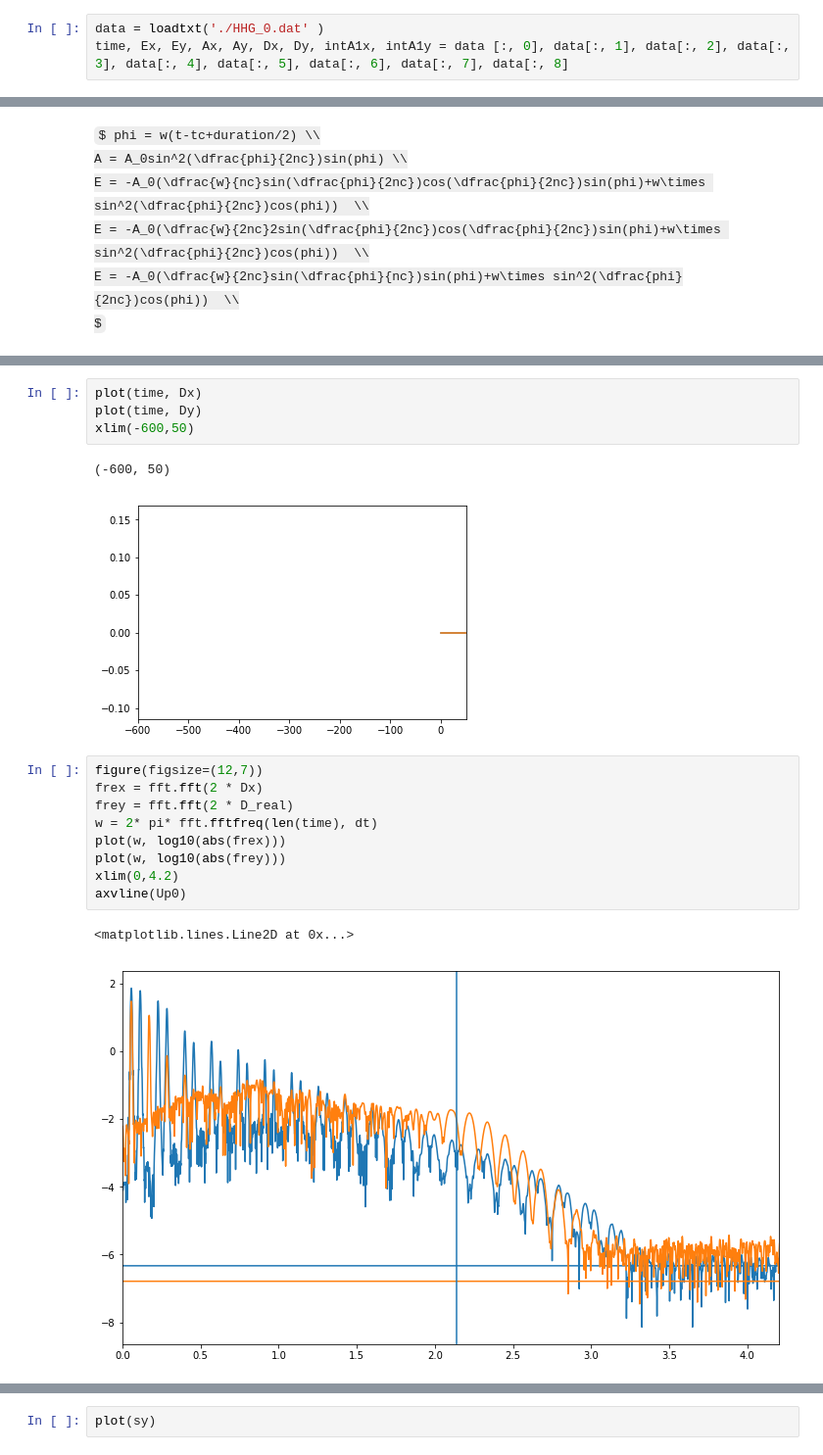
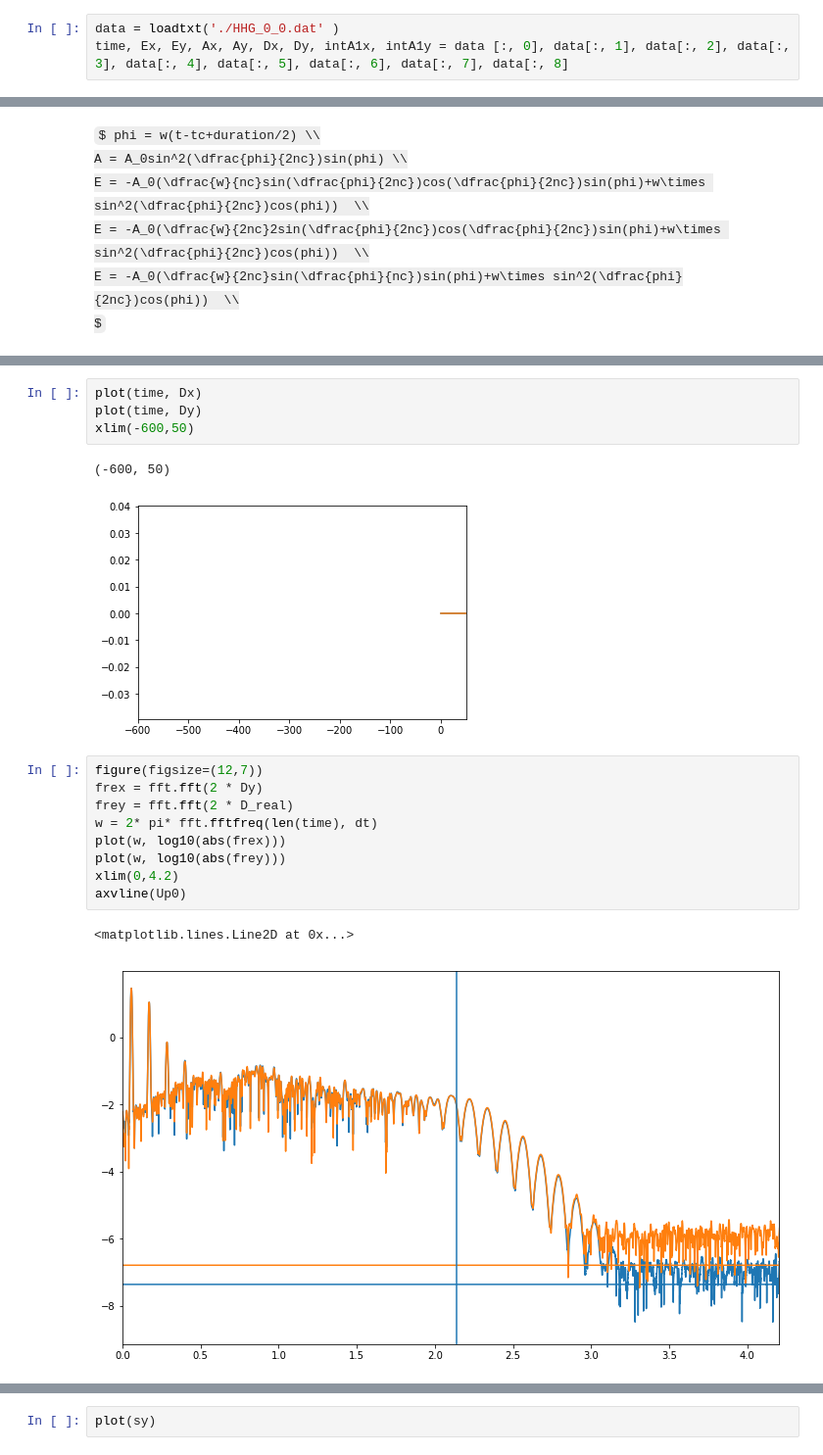
Before and after one commit to hetao2018/Models, a Jupyter notebook: SFA_cb/Plot-Copy1.ipynb, the cells around one changed output, grey strips where cells are left out. Shown: that part at 98% size. Drawn from its saved outputs; the diff is of its cells as text; some formulas as TeX source.

```diff
--- a/SFA_cb/Plot-Copy1.ipynb
+++ b/SFA_cb/Plot-Copy1.ipynb
@@ -17,7 +19,7 @@ Up0
 # %% [output]
 2.1410957217605415
 # %%
-data = loadtxt('./HHG_0.dat' )
+data = loadtxt('./HHG_0_0.dat' )
 time, Ex, Ey, Ax, Ay, Dx, Dy, intA1x, intA1y = data [:, 0], data[:, 1], data[:, 2], data[:, 3], data[:, 4], data[:, 5], data[:, 6], data[:, 7], data[:, 8]
 # %%
 data1 = loadtxt('../HHG_LBY/sfa-mono/data.dat')
@@ -57,19 +59,19 @@ plot(time, Dy)
 xlim(-600,50)
 # %% [output]
 (-600, 50)
-[figure, old version]
+[figure, new version]
 # %%
 figure(figsize=(12,7))
-frex = fft.fft(2 * Dx)
+frex = fft.fft(2 * Dy)
 frey = fft.fft(2 * D_real)
 w = 2* pi* fft.fftfreq(len(time), dt)
 plot(w, log10(abs(frex)))
 plot(w, log10(abs(frey)))
 xlim(0,4.2)
 axvline(Up0)
 # %% [output]
 <matplotlib.lines.Line2D at 0x...>
-[figure, old version]
+[figure, new version]
 # %%
 mul=16*Dx.size
 Dx_ext = np.pad(Dx, (mul, mul), 'constant')
```
Also changed, not shown: parts of 6 cells of this notebook, 4 other files.
